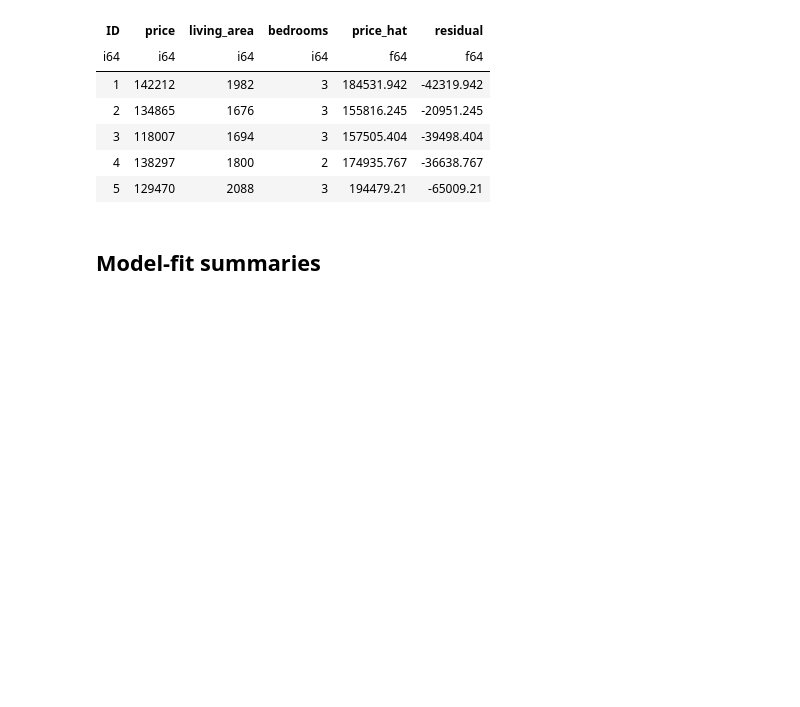
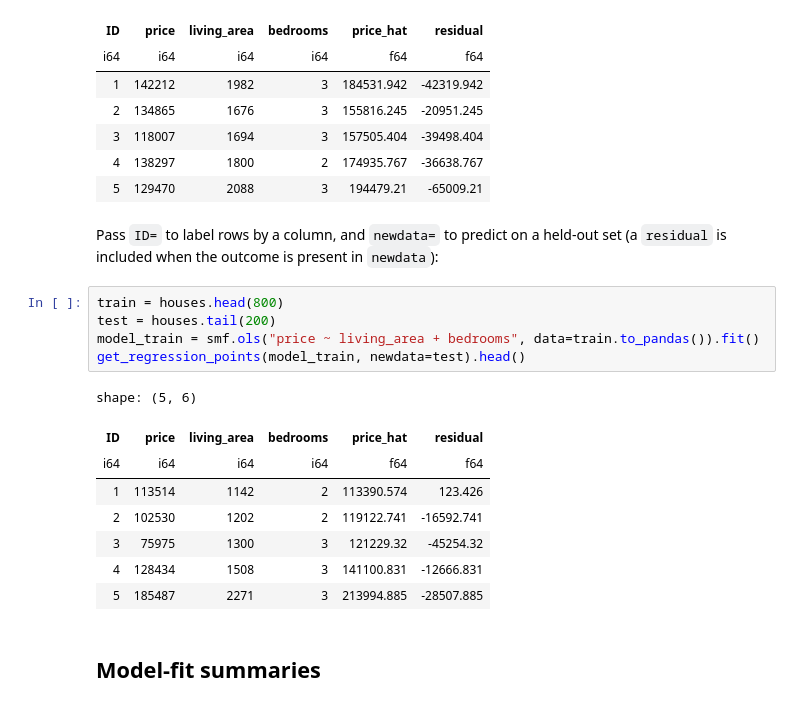
Before and after one commit to moderndive/moderndive-python, a Jupyter notebook: doc/_build/jupyter_execute/guides/regression.ipynb, the cells around one changed output. Saved outputs shown, nothing was run; the diff lists cells and outputs as text; blank space fills up the shorter version.

```diff
--- a/doc/_build/jupyter_execute/guides/regression.ipynb
+++ b/doc/_build/jupyter_execute/guides/regression.ipynb
@@ -48,6 +48,23 @@ shape: (5, 6)
 | 3 | 118007 | 1694 | 3 | 157505.404 | -39498.404 |
 | 4 | 138297 | 1800 | 2 | 174935.767 | -36638.767 |
 | 5 | 129470 | 2088 | 3 | 194479.21 | -65009.21 |
+# %% [markdown]
+Pass `ID=` to label rows by a column, and `newdata=` to predict on a held-out set
+(a `residual` is included when the outcome is present in `newdata`):
+# %%
+train = houses.head(800)
+test = houses.tail(200)
+model_train = smf.ols("price ~ living_area + bedrooms", data=train.to_pandas()).fit()
+get_regression_points(model_train, newdata=test).head()
+# %% [output]
+shape: (5, 6)
+| ID | price | living_area | bedrooms | price_hat | residual |
+| i64 | i64 | i64 | i64 | f64 | f64 |
+| 1 | 113514 | 1142 | 2 | 113390.574 | 123.426 |
+| 2 | 102530 | 1202 | 2 | 119122.741 | -16592.741 |
+| 3 | 75975 | 1300 | 3 | 121229.32 | -45254.32 |
+| 4 | 128434 | 1508 | 3 | 141100.831 | -12666.831 |
+| 5 | 185487 | 2271 | 3 | 213994.885 | -28507.885 |
 # %% [markdown]
 ## Model-fit summaries
 # %%
```
Also changed, not shown: parts of 2 cells of this notebook, 31 other files.
